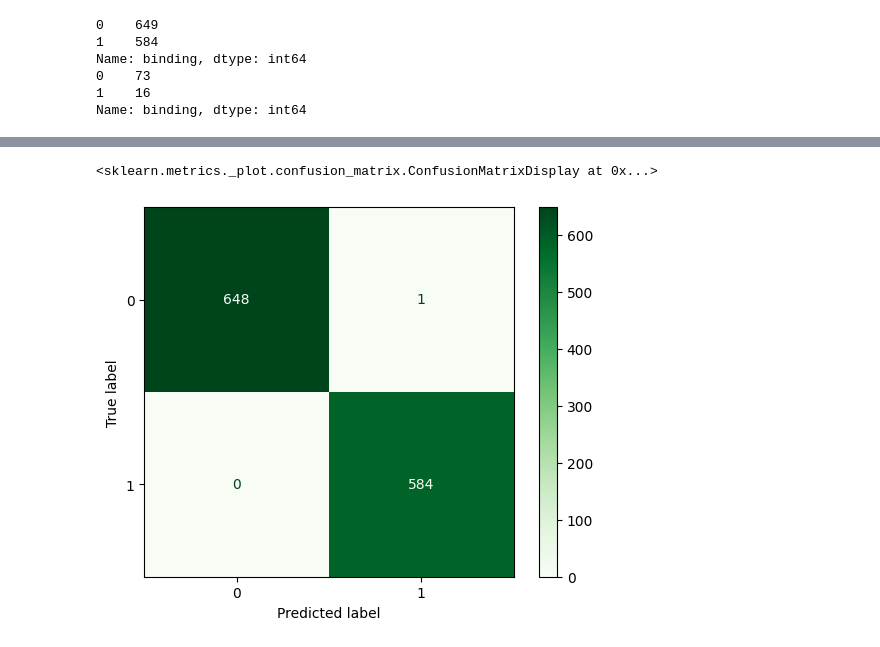
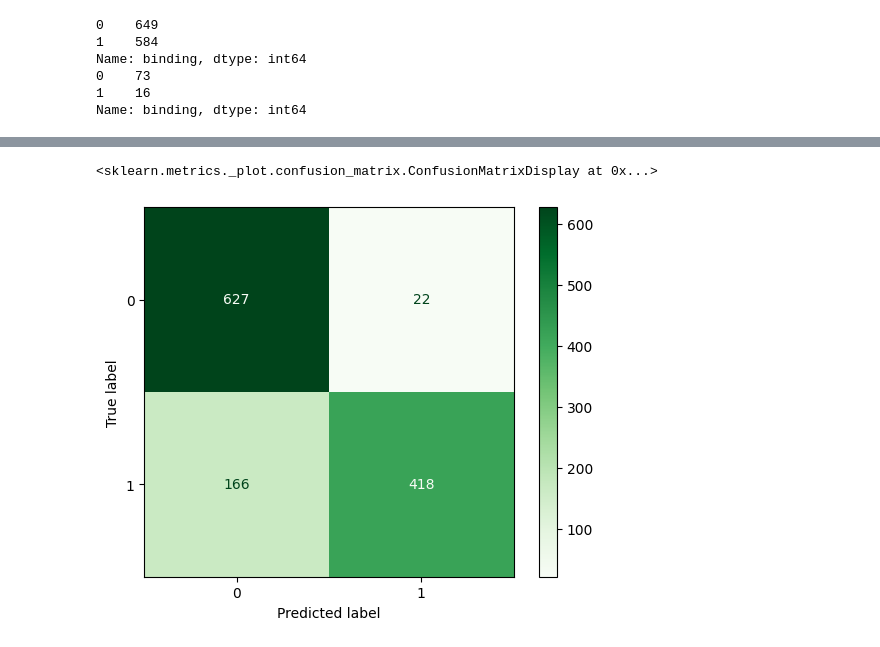
Before and after one commit to bhaba-ranjan/ada-boosting, a Jupyter notebook: boosting-ann.ipynb, the cells around one changed output, grey strips where cells are left out. Drawn from its saved outputs; the diff is of its cells as text; code cells hidden in the pictures.

```diff
--- a/boosting-ann.ipynb
+++ b/boosting-ann.ipynb
@@ -102,0 +103,3 @@ print(test_split.shape)
+# %%
+features = select_k_best_features(training_split,train_result,.30,vectorizer_best.get_feature_names_out())
+features
@@ -103,3 +109,6 @@ print(test_split.shape)
+# %%
+vectorizer_best, training_split = return_binary_vectorized_form(final_train_set.sequence,features)
+test_split = vectorizer_best.transform(final_test_set.sequence).toarray()
 # %%
 initial_weight = np.ones(training_split.shape[0])*(1/training_split.shape[0])
 # %%
@@ -462,5 +490,5 @@ ans
 # %%
-data = some_pred(training_split, 12)
+data = some_pred(training_split, 2)
 ans = majority(data)
 ConfusionMatrixDisplay.from_predictions(train_result,ans,cmap='Greens')
 # %% [output]
@@ -484,5 +499,5 @@ ConfusionMatrixDisplay.from_predictions(train_result,ans,cmap='Greens')
 <sklearn.metrics._plot.confusion_matrix.ConfusionMatrixDisplay at 0x...>
-[figure, old version]
+[figure, new version]
 # %%
 table_test = pd.read_table('./1663769555_8653905_test.txt', names=['sequence'])
 unlabeled_test = vectorizer_best.transform(table_test.sequence).toarray()
```
Also changed, not shown: parts of 16 cells of this notebook.
